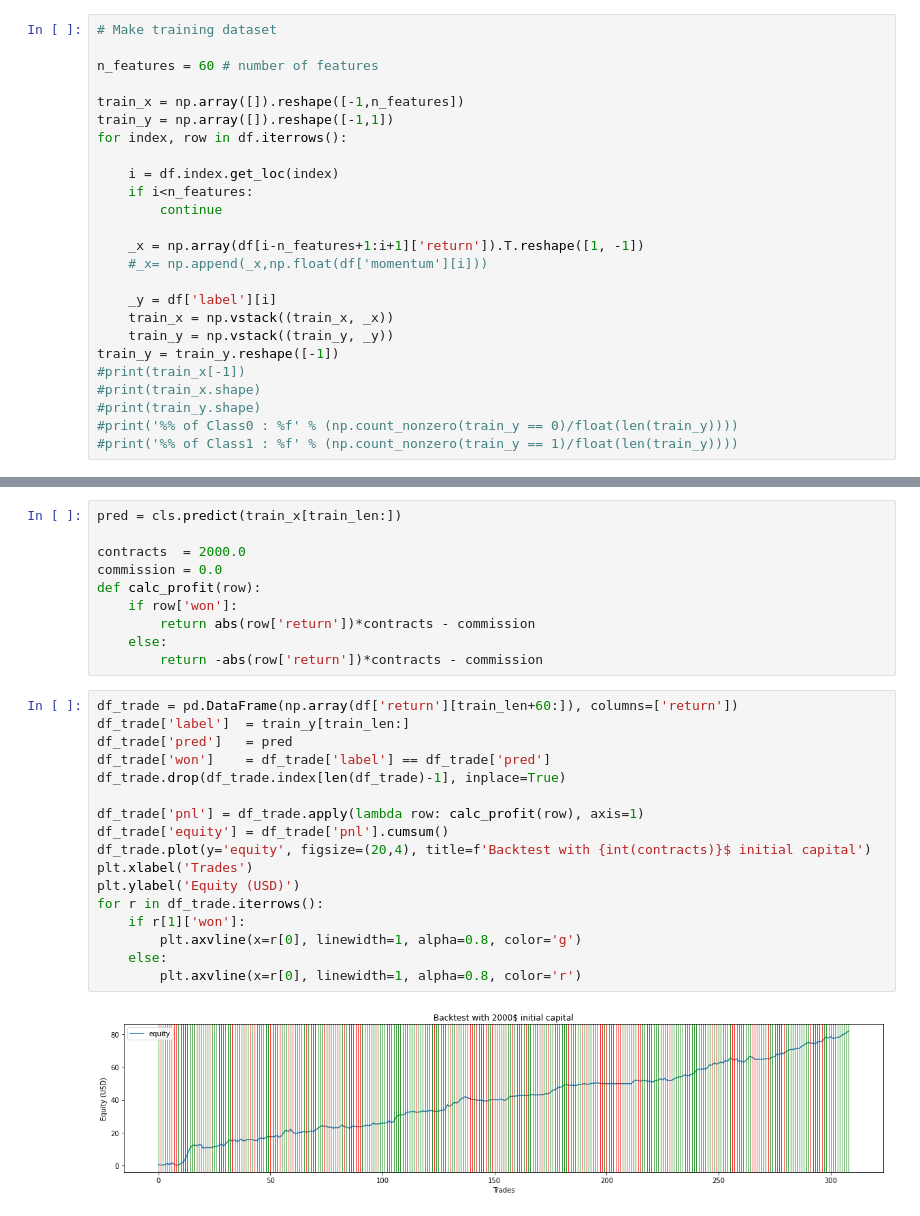
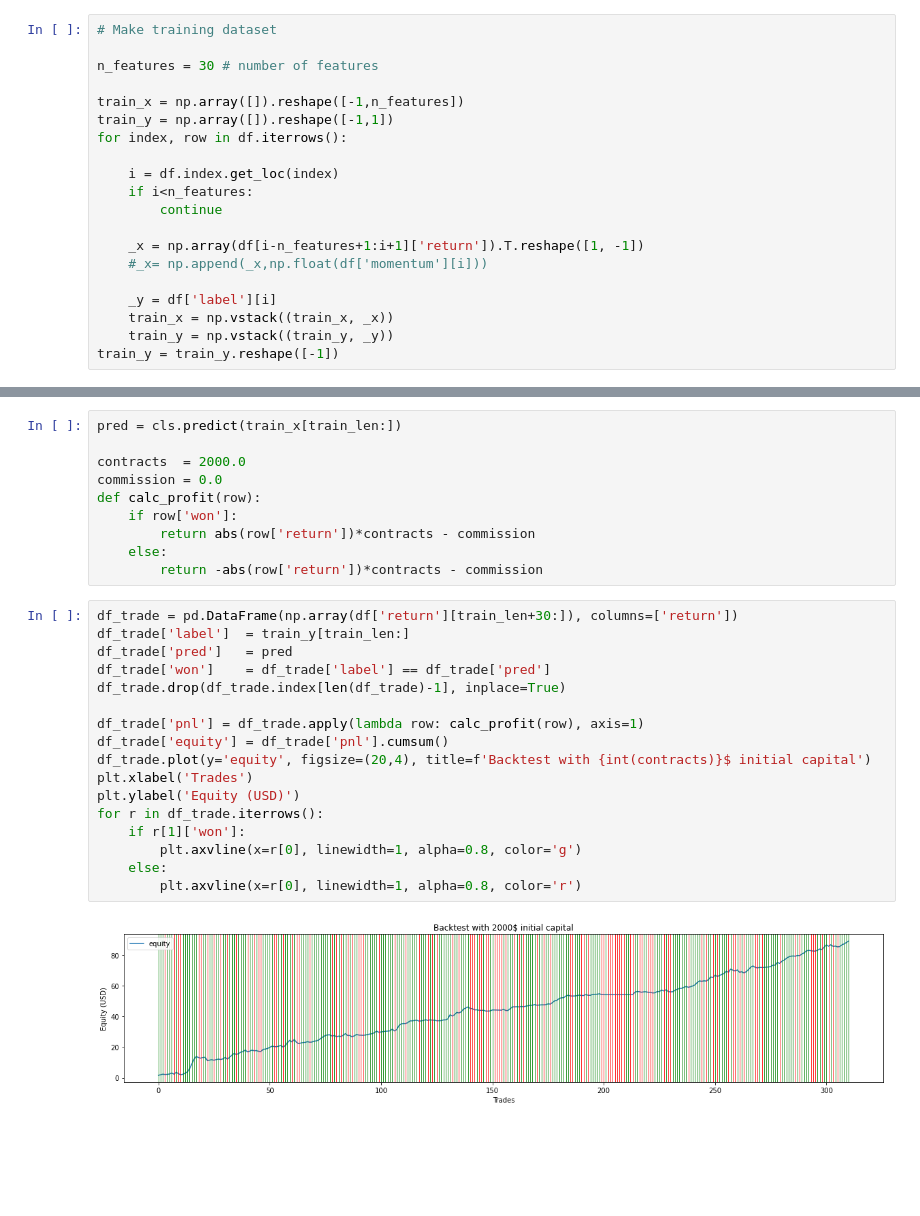
Before and after one commit to WaelEF/Forex_Price_Movement, a Jupyter notebook: SVM.ipynb, the cells around one changed output, grey strips where cells are left out. Drawn from its saved outputs; the diff is of its cells as text; blank space fills up the shorter version.

```diff
--- a/SVM.ipynb
+++ b/SVM.ipynb
@@ -44,7 +46,7 @@ df.dropna(inplace=True)
 # %%
 # Make training dataset
 
-n_features = 60 # number of features
+n_features = 30 # number of features
 
 train_x = np.array([]).reshape([-1,n_features])
 train_y = np.array([]).reshape([-1,1])
@@ -61,11 +63,6 @@ for index, row in df.iterrows():
     train_x = np.vstack((train_x, _x))
     train_y = np.vstack((train_y, _y))
 train_y = train_y.reshape([-1])
-#print(train_x[-1])
-#print(train_x.shape)
-#print(train_y.shape)
-#print('%% of Class0 : %f' % (np.count_nonzero(train_y == 0)/float(len(train_y))))
-#print('%% of Class1 : %f' % (np.count_nonzero(train_y == 1)/float(len(train_y))))
 # %%
 #Support Vector Classifier (SVC)
 from sklearn.svm import LinearSVC
@@ -110,24 +94,24 @@ def calc_profit(row):
     else:
         return -abs(row['return'])*contracts - commission
 # %%
-df_trade = pd.DataFrame(np.array(df['return'][train_len+60:]), columns=['return'])
+df_trade = pd.DataFrame(np.array(df['return'][train_len+30:]), columns=['return'])
 df_trade['label']  = train_y[train_len:]
 df_trade['pred']   = pred
 df_trade['won']    = df_trade['label'] == df_trade['pred']
 df_trade.drop(df_trade.index[len(df_trade)-1], inplace=True)
 
 df_trade['pnl'] = df_trade.apply(lambda row: calc_profit(row), axis=1)
 df_trade['equity'] = df_trade['pnl'].cumsum()
 df_trade.plot(y='equity', figsize=(20,4), title=f'Backtest with {int(contracts)}$ initial capital')
 plt.xlabel('Trades')
 plt.ylabel('Equity (USD)')
 for r in df_trade.iterrows():
     if r[1]['won']:
         plt.axvline(x=r[0], linewidth=1, alpha=0.8, color='g')
     else:
         plt.axvline(x=r[0], linewidth=1, alpha=0.8, color='r')
 # %% [output]
-[figure, old version]
+[figure, new version]
 # %%
 # Calculate summary of trades
 n_win_trades = float(df_trade[df_trade['pnl']>0.0]['pnl'].count())
```
Also changed, not shown: parts of 5 cells of this notebook, 2 other files.
